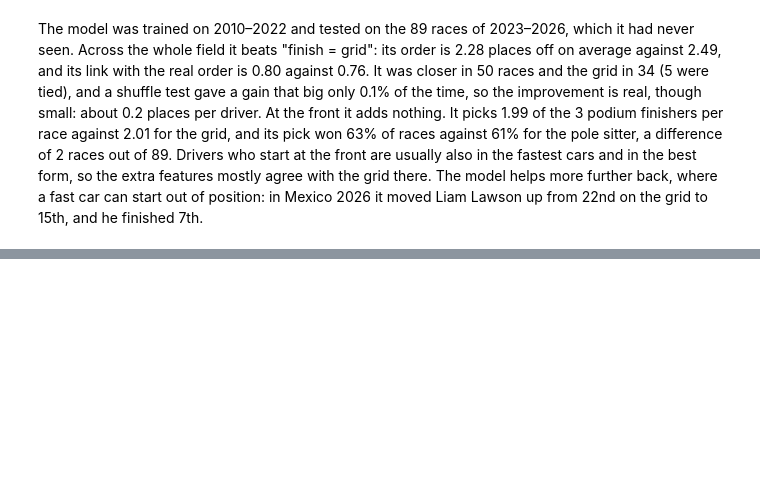
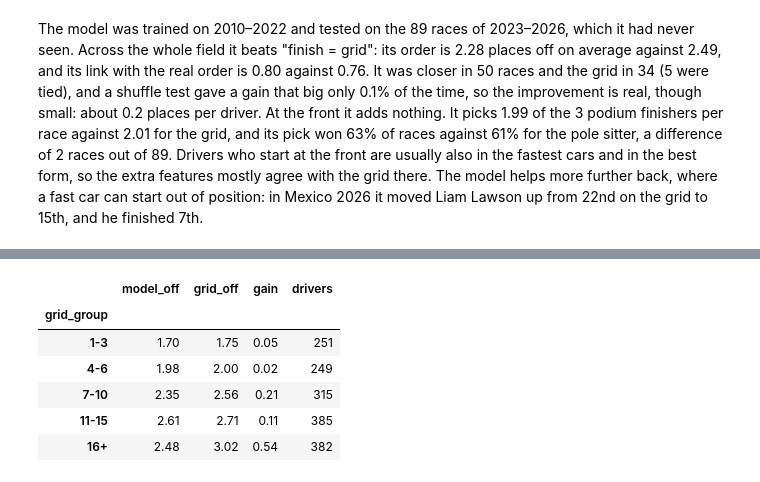
Before and after one commit to Aris-Esfahani/what-decides-an-f1-race, a Jupyter notebook: notebooks/04_predict.ipynb, the cells around one changed output, grey strips where cells are left out. Saved outputs shown, nothing was run; the diff lists cells and outputs as text; code cells hidden in the pictures; blank space fills up the shorter version.

```diff
--- a/notebooks/04_predict.ipynb
+++ b/notebooks/04_predict.ipynb
@@ -242,0 +318,17 @@ The model was trained on 2010–2022 and tested on the 89 races of 2023–2026,
+# %%
+# Where does the model help, and where doesn't it? Average places off, split by grid position
+# (uses the finishers table from the luck test, which has model_off and grid_off for every finisher)
+finishers["grid_group"] = pd.cut(finishers["grid"], bins=[0, 3, 6, 10, 15, 30],
+                                 labels=["1-3", "4-6", "7-10", "11-15", "16+"])
+by_grid = finishers.groupby("grid_group", observed=True)[["model_off", "grid_off"]].mean()
+by_grid["gain"] = by_grid["grid_off"] - by_grid["model_off"]
+by_grid["drivers"] = finishers.groupby("grid_group", observed=True).size()
+by_grid.round(2)
+# %% [output]
+|  | model_off | grid_off | gain | drivers |
+| grid_group |  |  |  |  |
+| 1-3 | 1.70 | 1.75 | 0.05 | 251 |
+| 4-6 | 1.98 | 2.00 | 0.02 | 249 |
+| 7-10 | 2.35 | 2.56 | 0.21 | 315 |
+| 11-15 | 2.61 | 2.71 | 0.11 | 385 |
+| 16+ | 2.48 | 3.02 | 0.54 | 382 |
```
Also changed, not shown: parts of 6 cells of this notebook.
